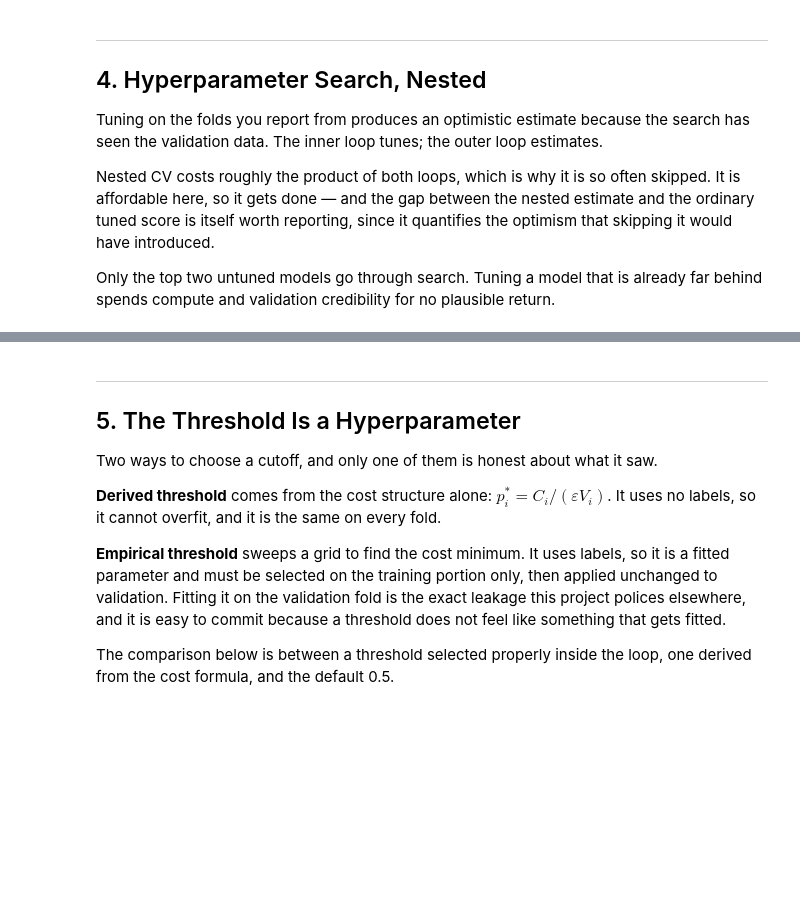
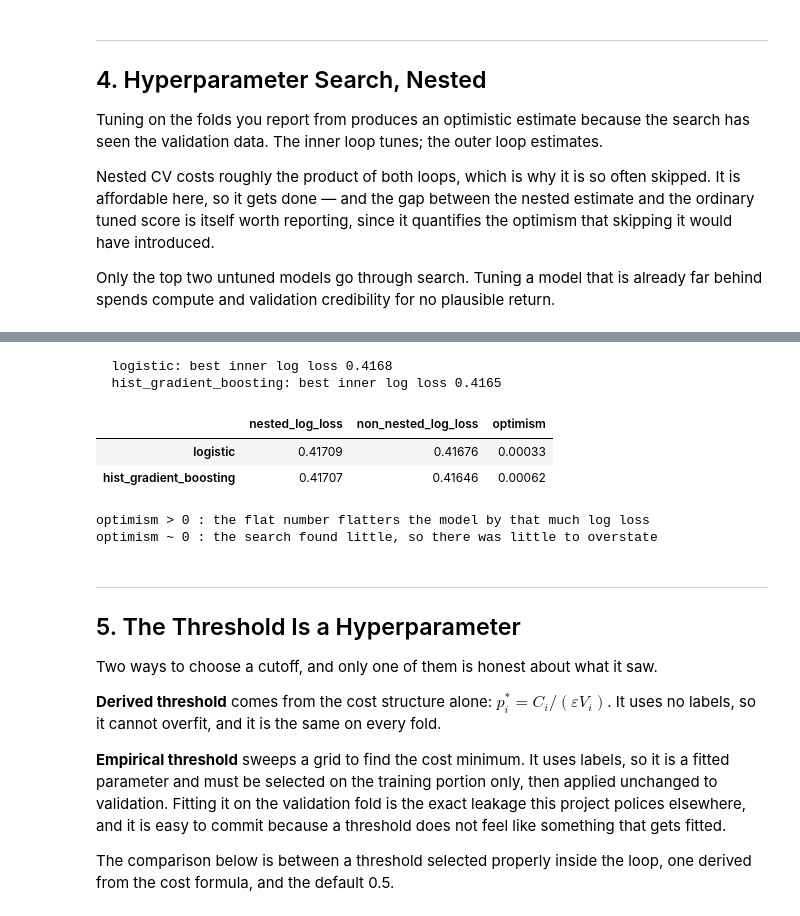
Before and after one commit to rbennum/telco-churn, a Jupyter notebook: notebooks/04_model/04_model.ipynb, the cells around one changed output, grey strips where cells are left out. Saved outputs shown, nothing was run; the diff lists cells and outputs as text; code cells hidden in the pictures; blank space fills up the shorter version.

```diff
--- a/notebooks/04_model/04_model.ipynb
+++ b/notebooks/04_model/04_model.ipynb
@@ -348,28 +426,37 @@ for name in top_models:
 # %%
 # Non-nested tuned score for comparison: the number most projects report.
 non_nested = {}
 best_params = {}
 
 for name in top_models:
     search = RandomizedSearchCV(
         build_pipeline(CANDIDATES[name]), SEARCH_SPACES[name],
         n_iter=N_ITER, cv=CV, scoring="neg_log_loss",
         random_state=RANDOM_SEED, n_jobs=-1,
     ).fit(X, y)
     budget.record(f"flat_search:{name}", N_ITER)
     non_nested[name] = -search.best_score_
     best_params[name] = search.best_params_
     print(f"  {name}: best inner log loss {-search.best_score_:.4f}")
 
 opt = pd.DataFrame({
     "nested_log_loss": {k: v["log_loss"].mean() for k, v in nested_results.items()},
     "non_nested_log_loss": non_nested,
 })
-opt["optimism"] = opt["non_nested_log_loss"] - opt["nested_log_loss"]
+# Positive optimism means the flat search reported a BETTER (lower) log loss
+# than nested estimation supports — the amount you would have overstated by.
+opt["optimism"] = opt["nested_log_loss"] - opt["non_nested_log_loss"]
 display(opt.round(5))
-print("\nOptimism is how much better the flat number looks than the honest one.")
-print("Negative log loss optimism means the flat search reported a lower loss than")
-print("nested estimation supports — the amount you would have overstated by.")
+print("\noptimism > 0 : the flat number flatters the model by that much log loss")
+print("optimism ~ 0 : the search found little, so there was little to overstate")
+# %% [output]
+  logistic: best inner log loss 0.4168
+  hist_gradient_boosting: best inner log loss 0.4165
+|  | nested_log_loss | non_nested_log_loss | optimism |
+| logistic | 0.41709 | 0.41676 | 0.00033 |
+| hist_gradient_boosting | 0.41707 | 0.41646 | 0.00062 |
+optimism > 0 : the flat number flatters the model by that much log loss
+optimism ~ 0 : the search found little, so there was little to overstate
 # %% [markdown]
 ---
 
```
Also changed, not shown: parts of 21 cells of this notebook, 2 other files.
